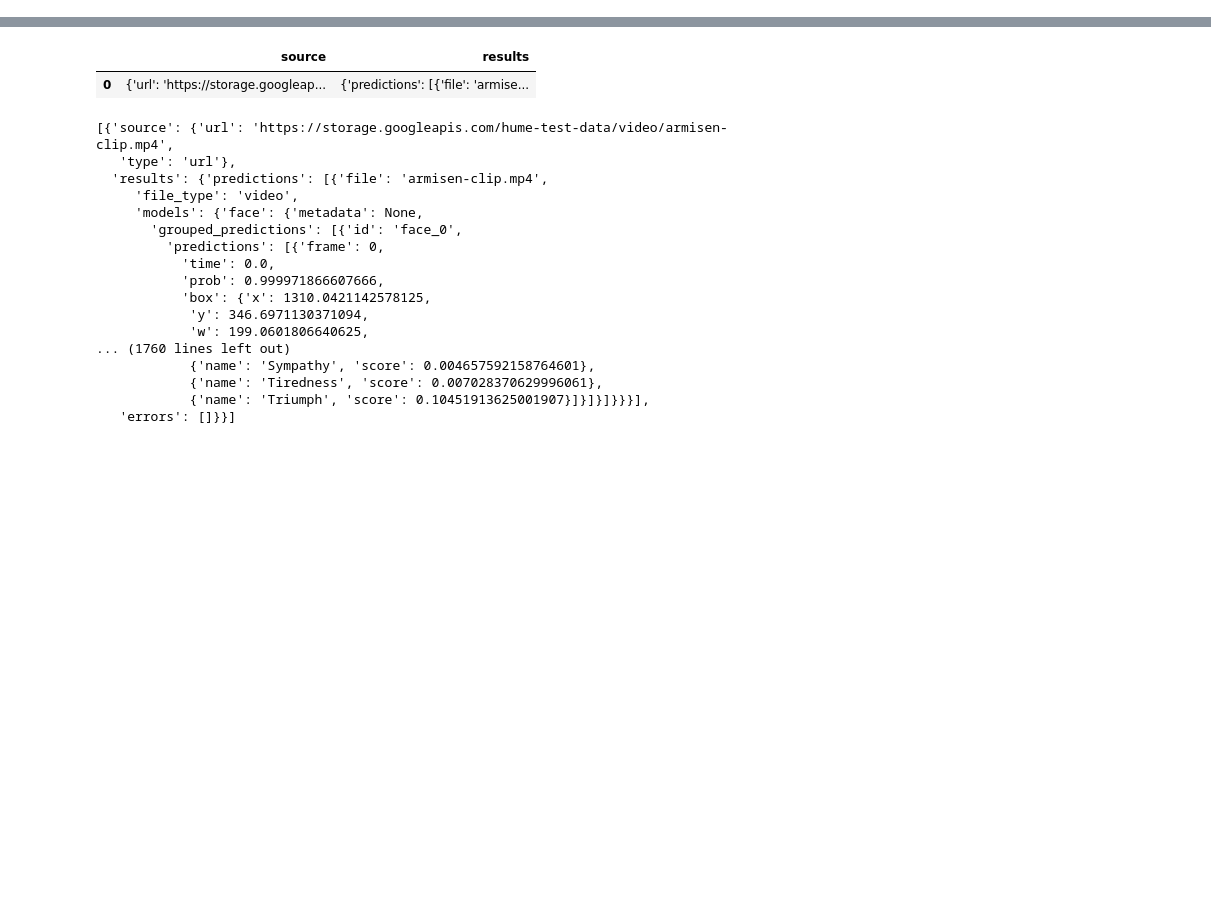
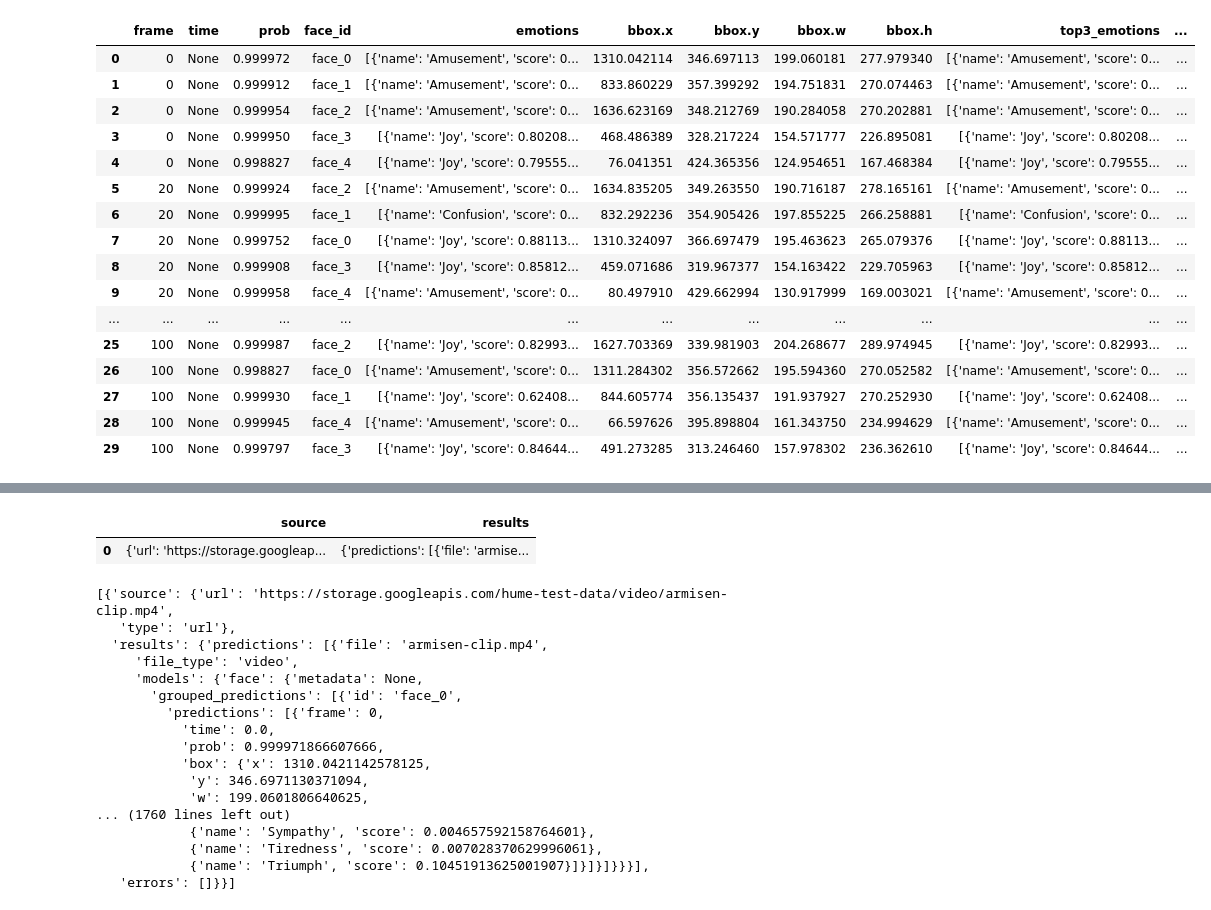
Before and after one commit to meettanmaysinha/pedagogical-agent, a Jupyter notebook: Hume.ipynb, the cells around one changed output, grey strips where cells are left out. Saved outputs shown, nothing was run; the diff lists cells and outputs as text; code cells hidden in the pictures; blank space fills up the shorter version.

Commit message:
Added processing functions to predictions
Quick workaround: Destructured classes folders to allow easy imports

```diff
--- a/Hume.ipynb
+++ b/Hume.ipynb
@@ -30,0 +62,2 @@ ImportError: attempted relative import with no known parent package
+# %%
+results = result["face"]["predictions"]
@@ -30,0 +84,3 @@ ImportError: attempted relative import with no known parent package
+# %%
+extracted_results = pd.json_normalize(results)
+extracted_results
@@ -31,2 +130,31 @@ ImportError: attempted relative import with no known parent package
+# %%
+extracted_results["top3_emotions"] = extracted_results.apply(lambda x: x["emotions"][:3],axis=1)
+# %%
+extracted_results["emotion1"] = extracted_results.apply(lambda x: x["emotions"][0]["name"],axis=1)
+extracted_results["emotion1_score"] = extracted_results.apply(lambda x: x["emotions"][0]["score"],axis=1)
+extracted_results["emotion2"] = extracted_results.apply(lambda x: x["emotions"][1]["name"],axis=1)
+extracted_results["emotion2_score"] = extracted_results.apply(lambda x: x["emotions"][1]["score"],axis=1)
+extracted_results["emotion3"] = extracted_results.apply(lambda x: x["emotions"][2]["name"],axis=1)
+extracted_results["emotion3_score"] = extracted_results.apply(lambda x: x["emotions"][2]["score"],axis=1)
+# %%
+extracted_results
+# %% [output]
+|  | frame | time | prob | face_id | emotions | bbox.x | bbox.y | bbox.w | bbox.h | top3_emotions | ... |
+| 0 | 0 | None | 0.999972 | face_0 | [{'name': 'Amusement', 'score': 0... | 1310.042114 | 346.697113 | 199.060181 | 277.979340 | [{'name': 'Amusement', 'score': 0... | ... |
+| 1 | 0 | None | 0.999912 | face_1 | [{'name': 'Amusement', 'score': 0... | 833.860229 | 357.399292 | 194.751831 | 270.074463 | [{'name': 'Amusement', 'score': 0... | ... |
+| 2 | 0 | None | 0.999954 | face_2 | [{'name': 'Amusement', 'score': 0... | 1636.623169 | 348.212769 | 190.284058 | 270.202881 | [{'name': 'Amusement', 'score': 0... | ... |
+| 3 | 0 | None | 0.999950 | face_3 | [{'name': 'Joy', 'score': 0.80208... | 468.486389 | 328.217224 | 154.571777 | 226.895081 | [{'name': 'Joy', 'score': 0.80208... | ... |
+| 4 | 0 | None | 0.998827 | face_4 | [{'name': 'Joy', 'score': 0.79555... | 76.041351 | 424.365356 | 124.954651 | 167.468384 | [{'name': 'Joy', 'score': 0.79555... | ... |
+| 5 | 20 | None | 0.999924 | face_2 | [{'name': 'Amusement', 'score': 0... | 1634.835205 | 349.263550 | 190.716187 | 278.165161 | [{'name': 'Amusement', 'score': 0... | ... |
+| 6 | 20 | None | 0.999995 | face_1 | [{'name': 'Confusion', 'score': 0... | 832.292236 | 354.905426 | 197.855225 | 266.258881 | [{'name': 'Confusion', 'score': 0... | ... |
+| 7 | 20 | None | 0.999752 | face_0 | [{'name': 'Joy', 'score': 0.88113... | 1310.324097 | 366.697479 | 195.463623 | 265.079376 | [{'name': 'Joy', 'score': 0.88113... | ... |
+| 8 | 20 | None | 0.999908 | face_3 | [{'name': 'Joy', 'score': 0.85812... | 459.071686 | 319.967377 | 154.163422 | 229.705963 | [{'name': 'Joy', 'score': 0.85812... | ... |
+| 9 | 20 | None | 0.999958 | face_4 | [{'name': 'Amusement', 'score': 0... | 80.497910 | 429.662994 | 130.917999 | 169.003021 | [{'name': 'Amusement', 'score': 0... | ... |
+| ... | ... | ... | ... | ... | ... | ... | ... | ... | ... | ... | ... |
+| 25 | 100 | None | 0.999987 | face_2 | [{'name': 'Joy', 'score': 0.82993... | 1627.703369 | 339.981903 | 204.268677 | 289.974945 | [{'name': 'Joy', 'score': 0.82993... | ... |
+| 26 | 100 | None | 0.998827 | face_0 | [{'name': 'Amusement', 'score': 0... | 1311.284302 | 356.572662 | 195.594360 | 270.052582 | [{'name': 'Amusement', 'score': 0... | ... |
+| 27 | 100 | None | 0.999930 | face_1 | [{'name': 'Joy', 'score': 0.62408... | 844.605774 | 356.135437 | 191.937927 | 270.252930 | [{'name': 'Joy', 'score': 0.62408... | ... |
+| 28 | 100 | None | 0.999945 | face_4 | [{'name': 'Amusement', 'score': 0... | 66.597626 | 395.898804 | 161.343750 | 234.994629 | [{'name': 'Amusement', 'score': 0... | ... |
+| 29 | 100 | None | 0.999797 | face_3 | [{'name': 'Joy', 'score': 0.84644... | 491.273285 | 313.246460 | 157.978302 | 236.362610 | [{'name': 'Joy', 'score': 0.84644... | ... |
 # %%
 api_key = apikey.API_KEY
```
Also changed, not shown: parts of 9 cells of this notebook, 6 other files.
